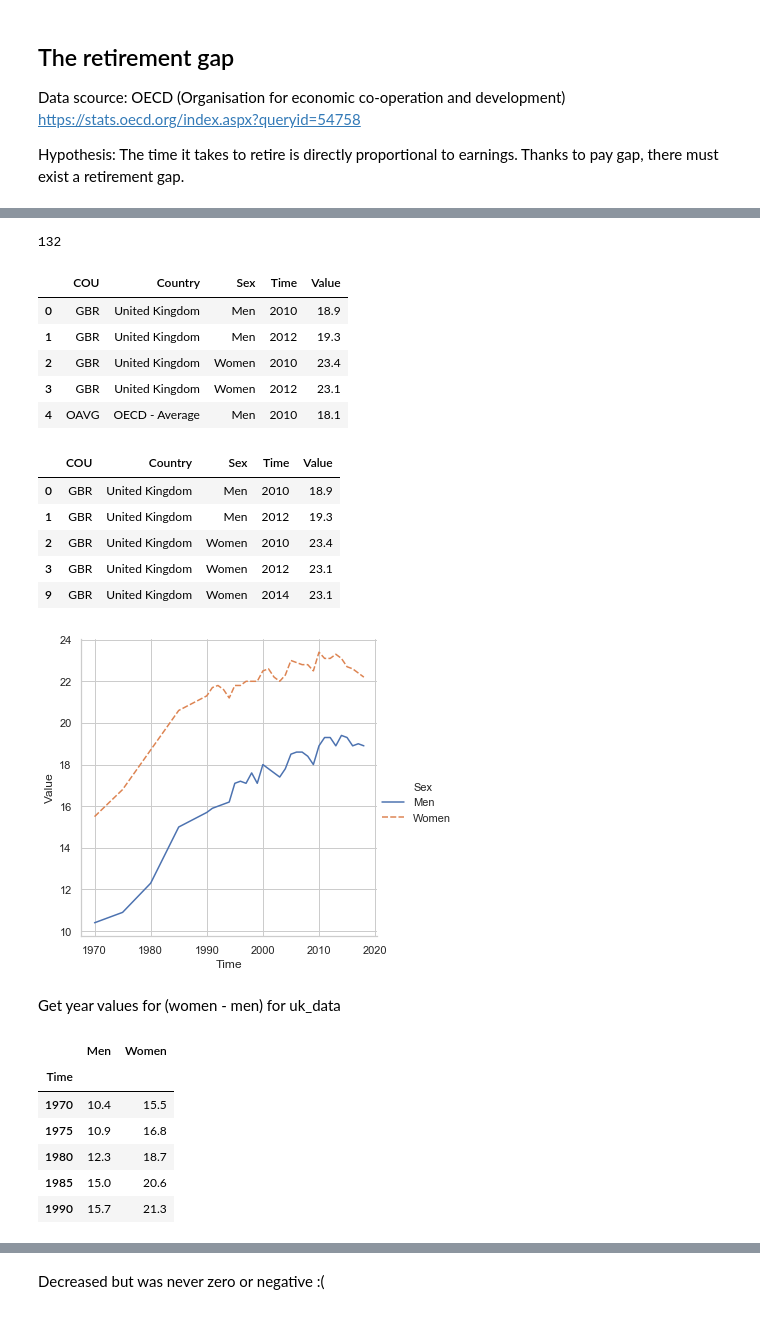
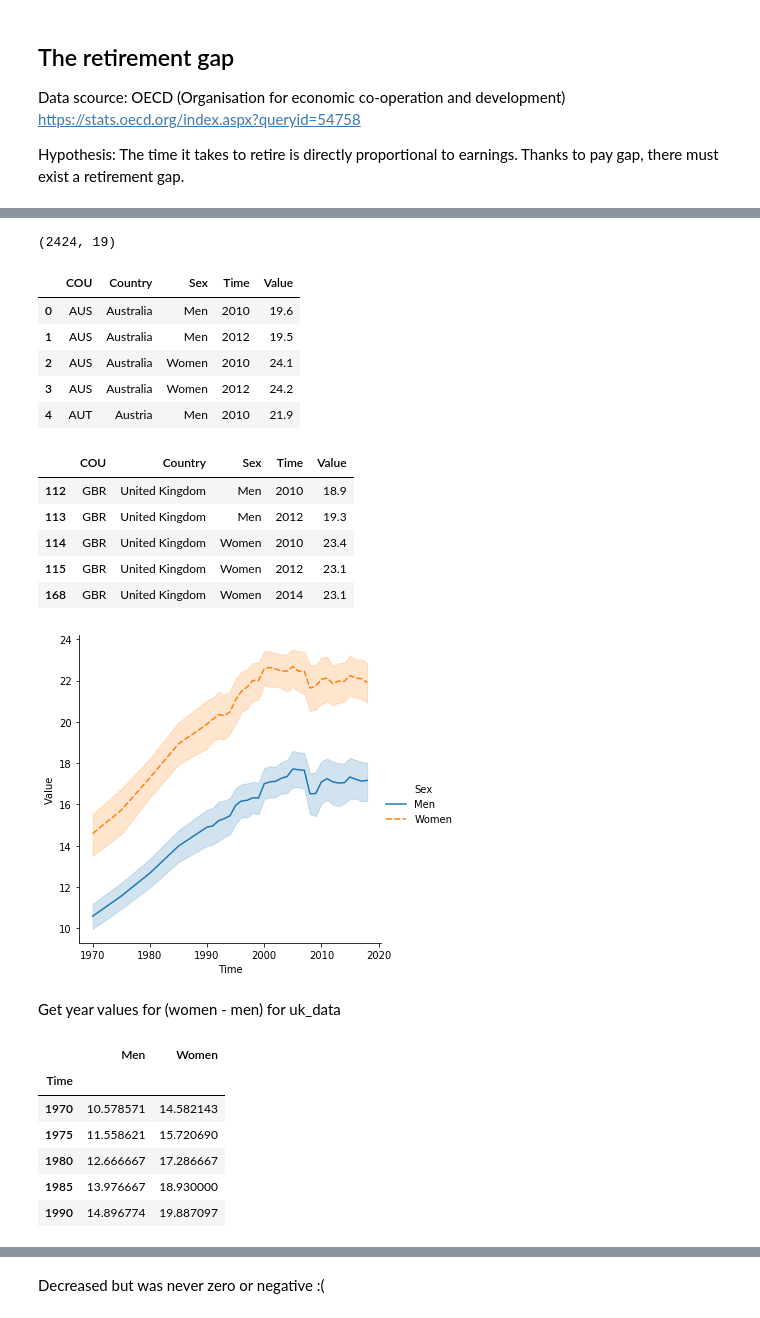
Before and after one commit to Ads2020Group6/data-exploration, a Jupyter notebook: Let_me_retire_already.ipynb, the cells around one changed output, grey strips where cells are left out. Drawn from its saved outputs; the diff is of its cells as text; code cells hidden in the pictures.

```diff
--- a/Let_me_retire_already.ipynb
+++ b/Let_me_retire_already.ipynb
@@ -11,7 +11,7 @@ import numpy as np
 import matplotlib.pyplot as plt
 import seaborn as sns
 # %%
-url = "data/GENDER_EMP_12032020154226565.csv"
+url = "data/OECD/all_countries_retirement_data.csv"
 data = pd.read_csv(url)
 data.head()
 # %% [output]
@@ -24,36 +24,36 @@ data.head()
-# %%
-len(data)
-# %% [output]
-132
+# %%
+data.shape
+# %% [output]
+(2424, 19)
 # %%
 data = data[["COU","Country","Sex","Time","Value"]]
 data.head()
 # %% [output]
 |  | COU | Country | Sex | Time | Value |
-| 0 | GBR | United Kingdom | Men | 2010 | 18.9 |
-| 1 | GBR | United Kingdom | Men | 2012 | 19.3 |
-| 2 | GBR | United Kingdom | Women | 2010 | 23.4 |
-| 3 | GBR | United Kingdom | Women | 2012 | 23.1 |
-| 4 | OAVG | OECD - Average | Men | 2010 | 18.1 |
+| 0 | AUS | Australia | Men | 2010 | 19.6 |
+| 1 | AUS | Australia | Men | 2012 | 19.5 |
+| 2 | AUS | Australia | Women | 2010 | 24.1 |
+| 3 | AUS | Australia | Women | 2012 | 24.2 |
+| 4 | AUT | Austria | Men | 2010 | 21.9 |
 # %%
 uk_data = data.loc[data['COU'] == 'GBR']
 uk_data.head()
 # %% [output]
 |  | COU | Country | Sex | Time | Value |
-| 0 | GBR | United Kingdom | Men | 2010 | 18.9 |
-| 1 | GBR | United Kingdom | Men | 2012 | 19.3 |
-| 2 | GBR | United Kingdom | Women | 2010 | 23.4 |
-| 3 | GBR | United Kingdom | Women | 2012 | 23.1 |
-| 9 | GBR | United Kingdom | Women | 2014 | 23.1 |
+| 112 | GBR | United Kingdom | Men | 2010 | 18.9 |
+| 113 | GBR | United Kingdom | Men | 2012 | 19.3 |
+| 114 | GBR | United Kingdom | Women | 2010 | 23.4 |
+| 115 | GBR | United Kingdom | Women | 2012 | 23.1 |
+| 168 | GBR | United Kingdom | Women | 2014 | 23.1 |
 # %%
 #sns.set(style="whitegrid")
 sns.relplot(x="Time", y="Value",
             hue="Sex", style="Sex",
-            kind="line", data=uk_data);
+            kind="line", data=data);
 # sns.relplot(x="Time", y="Value", hue="Sex",
 #           data=uk_data);
 # %% [output]
-[figure, old version]
+[figure, new version]
 # %% [markdown]
 Get year values for (women - men) for uk_data
 # %%
@@ -62,15 +65,16 @@ new_uk_data = pd.pivot_table(uk_data, index=['Time'],
 # %%
 new_uk_data.columns =[s2 for (s1,s2) in new_uk_data.columns.tolist()]
+new_data.columns =[s2 for (s1,s2) in new_data.columns.tolist()]
 
-new_uk_data.head()
+new_data.head()
 # %% [output]
 |  | Men | Women |
 | Time |  |  |
-| 1970 | 10.4 | 15.5 |
-| 1975 | 10.9 | 16.8 |
-| 1980 | 12.3 | 18.7 |
-| 1985 | 15.0 | 20.6 |
-| 1990 | 15.7 | 21.3 |
+| 1970 | 10.578571 | 14.582143 |
+| 1975 | 11.558621 | 15.720690 |
+| 1980 | 12.666667 | 17.286667 |
+| 1985 | 13.976667 | 18.930000 |
+| 1990 | 14.896774 | 19.887097 |
 # %%
 new_uk_data['Gap'] = new_uk_data['Women'] - new_uk_data['Men']
 new_uk_data.head()
```
Also changed, not shown: parts of 27 cells of this notebook, 4 other files.
